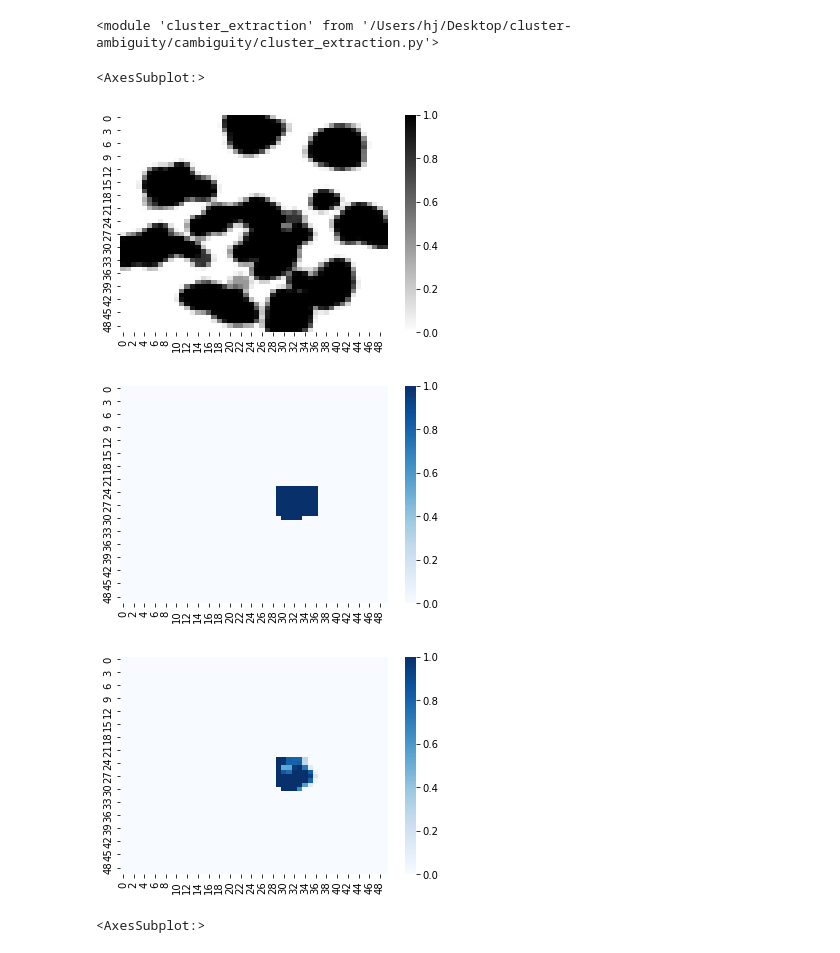
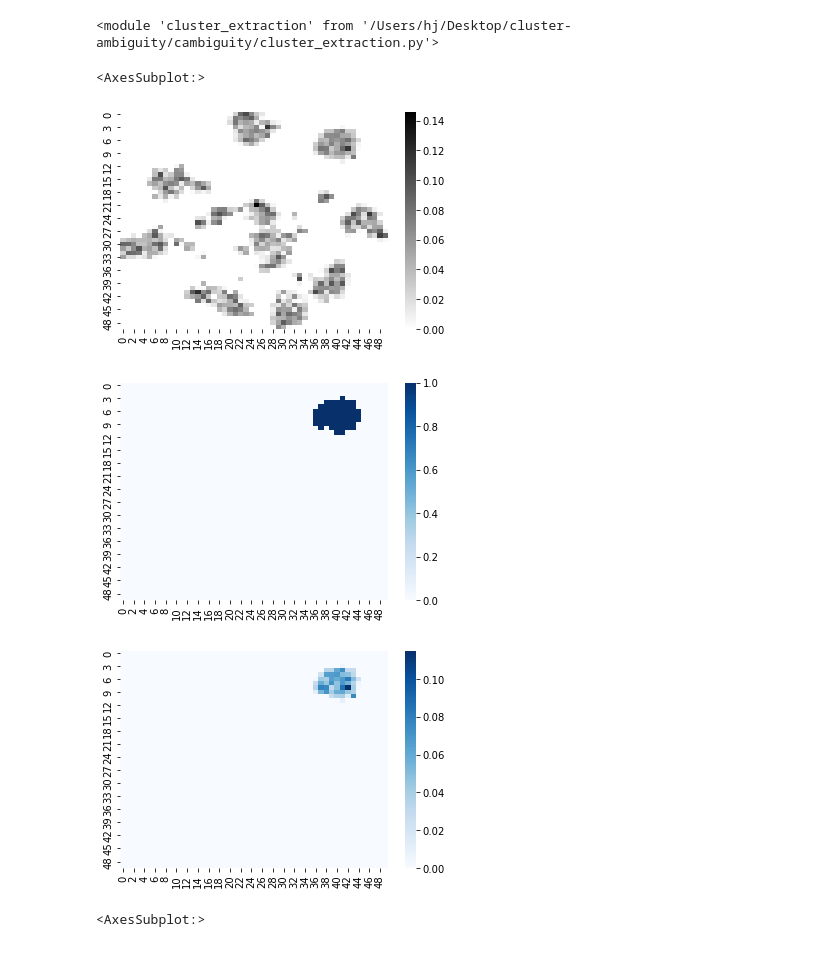
Before and after one commit to HyunWookL/cluster-ambiguity, a Jupyter notebook: cambiguity/test.ipynb, the cells around one changed output. Drawn from its saved outputs; the diff is of its cells as text; code cells hidden in the pictures.

```diff
--- a/cambiguity/test.ipynb
+++ b/cambiguity/test.ipynb
@@ -21,13 +21,13 @@ X, y = load_digits(return_X_y=True)
 X_tsne = TSNE(n_components=2).fit_transform(X)
 X_pca = PCA(n_components=2).fit_transform(X)
 # %%
-X_tsne_grid = gy.gridify(X_tsne, 0.2, 40, 1000, 50)
+X_tsne_grid = gy.gridify(X_tsne, 0.2, 3, 1000, 50)
 sns.heatmap(X_tsne_grid, cmap='binary')
 # %% [output]
 <AxesSubplot:>
-[figure, old version]
+[figure, new version]
 # %%
-cluster = ce.cluster_extraction(X_tsne_grid)
+cluster = ce.cluster_extraction(X_tsne_grid, 0.5)
 sns.heatmap(cluster, cmap='Blues')
 plt.show()
 
@@ -35,8 +35,8 @@ cluster_grid = cluster * X_tsne_grid
 sns.heatmap(cluster_grid, cmap="Blues")
 plt.show()
 # %% [output]
-[figure, old version]
+[figure, new version]
-[figure, old version]
+[figure, new version]
 # %%
 X_pca_grid = gy.gridify(X_pca, 0.2, 30, 1000, 50)
 sns.heatmap(X_pca_grid, cmap='binary')
```
Also changed, not shown: parts of 1 cell of this notebook, 1 other file.
